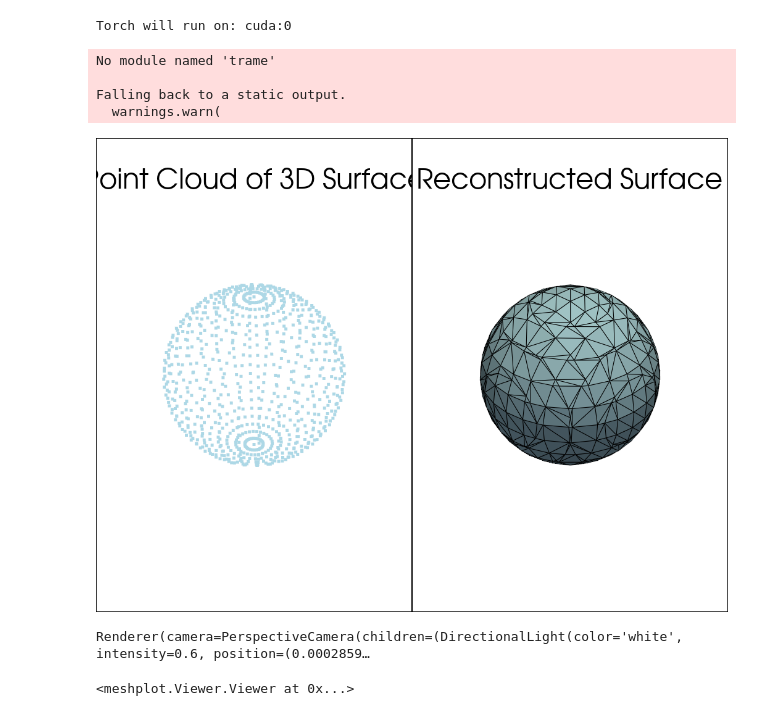
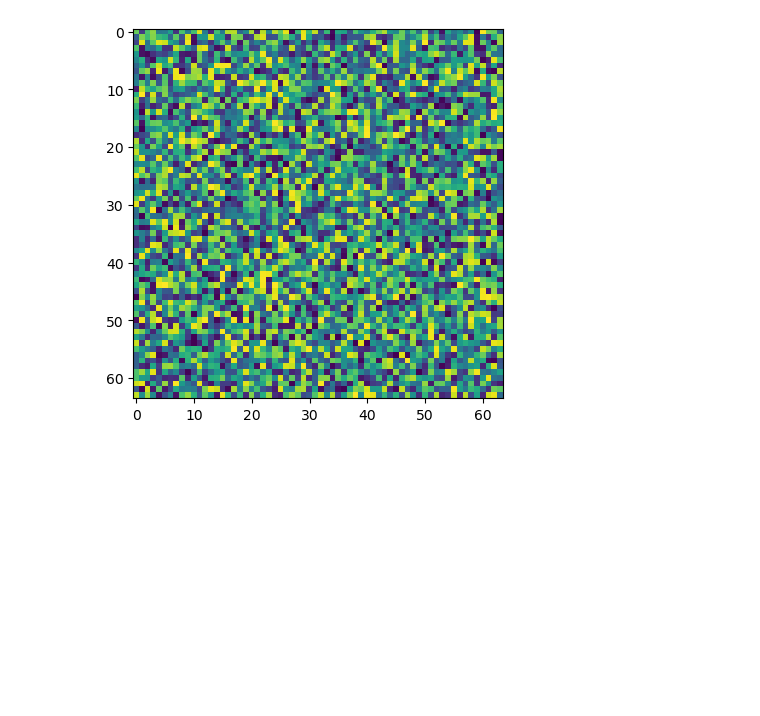
Before and after one commit to n-khalil/SATR-tests, a Jupyter notebook: test.ipynb, the cells around one changed output. Cells and saved outputs as stored; diff of their text form; code cells hidden in the pictures; blank space fills up the shorter version.

```diff
--- a/test.ipynb
+++ b/test.ipynb
@@ -1,51 +1,10 @@
-# %%
-# Imports and set torch device
-import numpy as np
-import meshplot as mp
-import torch
-import kaolin as kal
-import matplotlib.pyplot as plt
-import trimesh
-
-if torch.cuda.is_available():
-    device = torch.device("cuda:0")
-    torch.cuda.set_device(device)
-else:
-    device = torch.device("cpu")
-
-print('Torch will run on:', device)
-
-object = 'bookshelf'
-obj_path = 'data/demo/' + object + '.obj'
-# %% [output]
-Torch will run on: cuda:0
-# %%
-import pyvista as pv
-points = pv.wrap(pv.Sphere().points)
-surf = points.reconstruct_surface()
-pl = pv.Plotter(shape=(1, 2))
-_ = pl.add_mesh(points)
-_ = pl.add_title('Point Cloud of 3D Surface')
-pl.subplot(0, 1)
-_ = pl.add_mesh(surf, color=True, show_edges=True)
-_ = pl.add_title('Reconstructed Surface')
-pl.show()
-# %% [output]
-No module named 'trame'
-
-Falling back to a static output.
-  warnings.warn(
-[figure, removed]
-# %%
-reconstructed_faces = []
-for i in range(0, surf.faces.shape[0], 4):
-    face=[]
-    face.append(surf.faces[i+1])
-    face.append(surf.faces[i+2])
-    face.append(surf.faces[i+3])
-    reconstructed_faces.append(face)
-reconstructed_faces = np.array(reconstructed_faces)
-mp.plot(surf.points, reconstructed_faces, np.random.rand(reconstructed_faces.shape[0]))
-# %% [output]
-Renderer(camera=PerspectiveCamera(children=(DirectionalLight(color='white', intensity=0.6, position=(0.0002859…
-<meshplot.Viewer.Viewer at 0x...>
+# %%
+import torch
+import matplotlib.pyplot as plt
+import numpy as np
+
+img = np.random.rand(64, 64)
+plt.imshow(img)
+plt.show()
+# %% [output]
+[figure, added]
```
Also changed, not shown: 24 other files.
